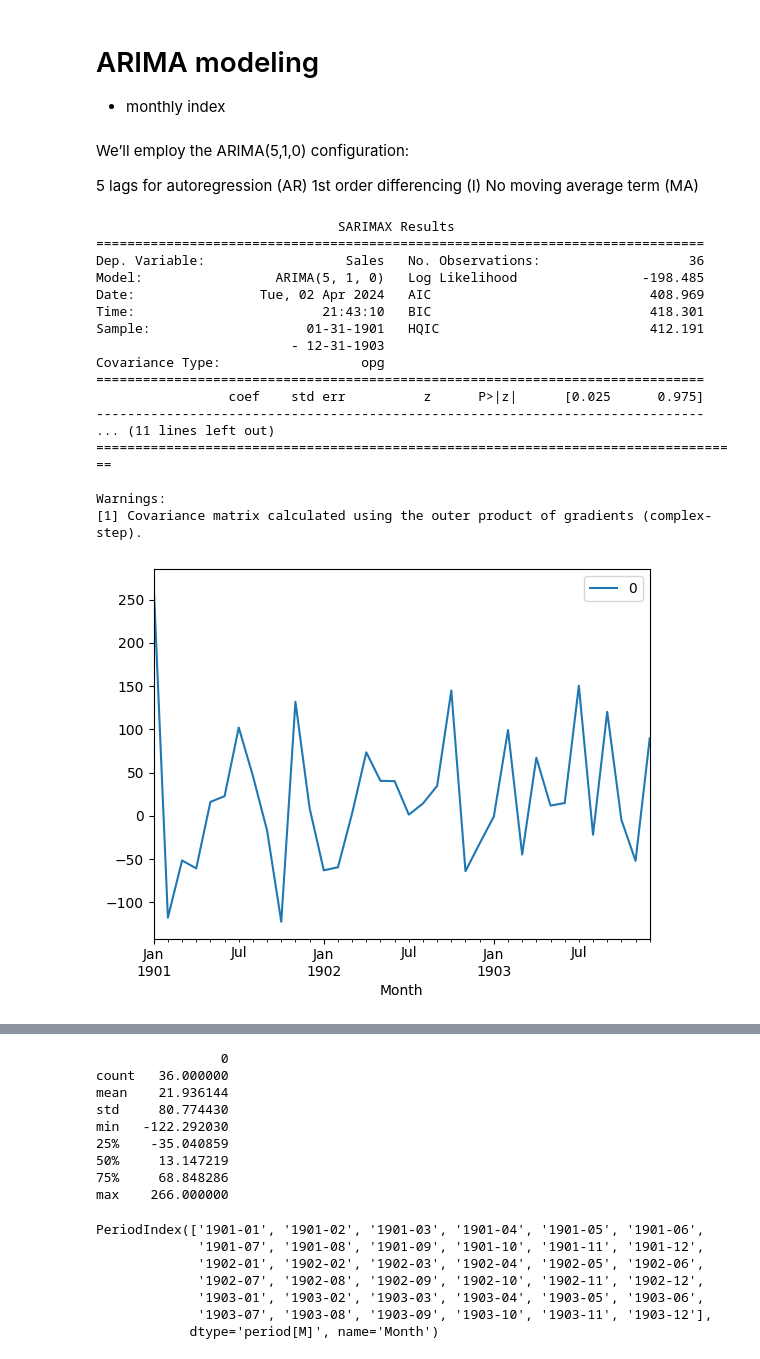
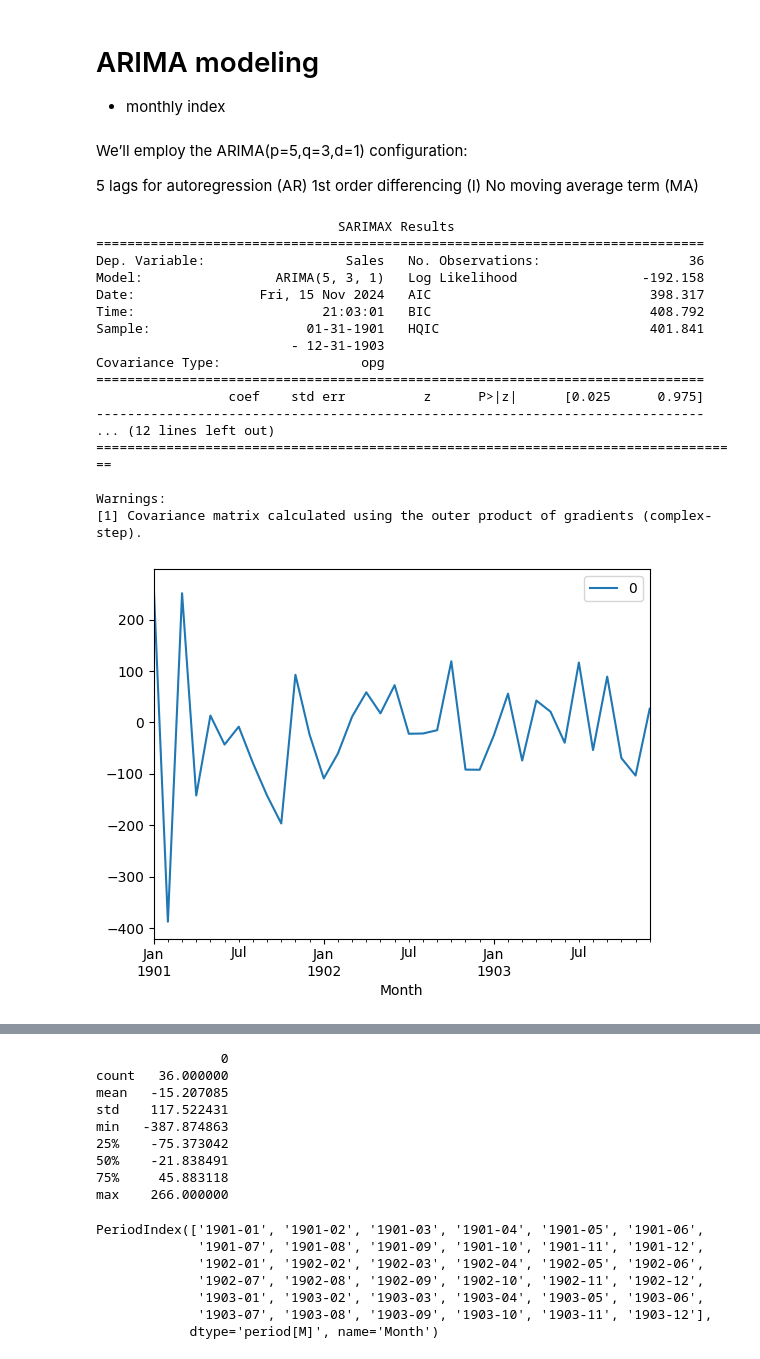
Before and after one commit to mdkamrulhasan/data_mining_kdd, a Jupyter notebook: notebooks/time_series_dsb.ipynb, the cells around one changed output, grey strips where cells are left out. Cells and saved outputs as stored; diff of their text form; code cells hidden in the pictures.

```diff
--- a/notebooks/time_series_dsb.ipynb
+++ b/notebooks/time_series_dsb.ipynb
@@ -14,8 +13,10 @@ from statsmodels.tsa.arima.model import ARIMA
 from sklearn.metrics import mean_squared_error
 from math import sqrt
 # %%
+# def parser(x):
+#  return datetime.strptime('190'+x, '%Y-%m')
 def parser(x):
- return datetime.strptime('190'+x, '%Y-%m')
+ return datetime.datetime.strptime('190'+x, '%Y-%m')
 # %% [markdown]
 # Loading data
 
@@ -23,4 +24,7 @@ def parser(x):
 # %%
 data_path = "https://raw.githubusercontent.com/mdkamrulhasan/data_mining_kdd/main/data/shampoo.csv"
 # %%
-series = pd.read_csv(data_path, header=0, parse_dates=[0], index_col=0, squeeze=True, date_parser=parser)
+# series = pd.read_csv(data_path, header=0, parse_dates=[0],
+#                      index_col=0, squeeze=True, date_parser=parser)
+series = pd.read_csv(data_path, header=0, parse_dates=[0],
+                     index_col=0,date_parser=parser)
@@ -75,7 +70,7 @@ pyplot.show()
 
 - monthly index
 # %% [markdown]
-We’ll employ the ARIMA(5,1,0) configuration:
+We’ll employ the ARIMA(p=5,q=3,d=1) configuration:
 
 5 lags for autoregression (AR)
 1st order differencing (I)
@@ -83,37 +78,37 @@ No moving average term (MA)
 # %%
 # fit an ARIMA model and plot residual errors
 
 series.index = series.index.to_period('M')
-# fit model
-model = ARIMA(series, order=(5,1,0))
+# fit model (p=5;q=3;d=1)
+model = ARIMA(series, order=(5,3,1))
 model_fit = model.fit()
 # summary of fit model
 print(model_fit.summary())
 # line plot of residuals
 residuals = pd.DataFrame(model_fit.resid)
 residuals.plot()
 pyplot.show()
 # density plot of residuals
 residuals.plot(kind='kde')
 pyplot.show()
 # summary stats of residuals
 print(residuals.describe())
 # %% [output]
                                SARIMAX Results
 ==============================================================================
 Dep. Variable:                  Sales   No. Observations:                   36
-Model:                 ARIMA(5, 1, 0)   Log Likelihood                -198.485
-Date:                Tue, 02 Apr 2024   AIC                            408.969
-Time:                        21:43:10   BIC                            418.301
-Sample:                    01-31-1901   HQIC                           412.191
+Model:                 ARIMA(5, 3, 1)   Log Likelihood                -192.158
+Date:                Fri, 15 Nov 2024   AIC                            398.317
+Time:                        21:03:01   BIC                            408.792
+Sample:                    01-31-1901   HQIC                           401.841
                          - 12-31-1903
 Covariance Type:                  opg
 ==============================================================================
                  coef    std err          z      P>|z|      [0.025      0.975]
 ------------------------------------------------------------------------------
-... (11 lines left out)
+... (12 lines left out)
 ===================================================================================
 
 Warnings:
 [1] Covariance matrix calculated using the outer product of gradients (complex-step).
-[figure, old version]
+[figure, new version]
@@ -121,11 +116,11 @@ Warnings:
                 0
 count   36.000000
-mean    21.936144
-std     80.774430
-min   -122.292030
-25%    -35.040859
-50%     13.147219
-75%     68.848286
+mean   -15.207085
+std    117.522431
+min   -387.874863
+25%    -75.373042
+50%    -21.838491
+75%     45.883118
 max    266.000000
 # %%
 series.index
```
Also changed, not shown: parts of 8 cells of this notebook.
